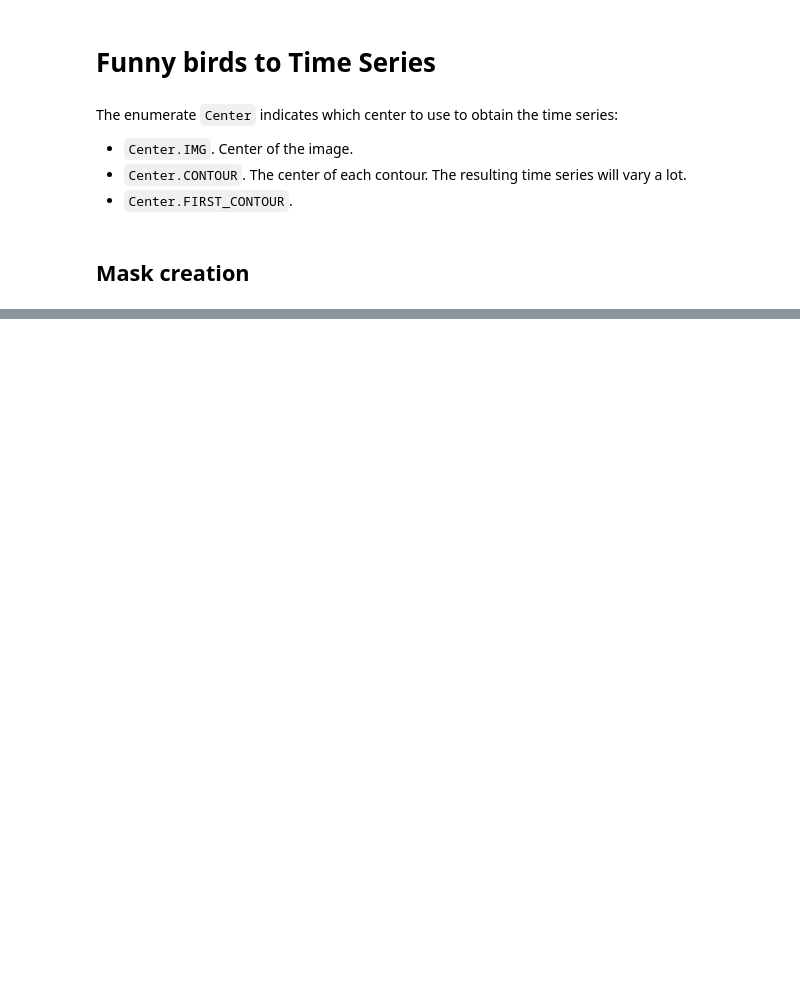
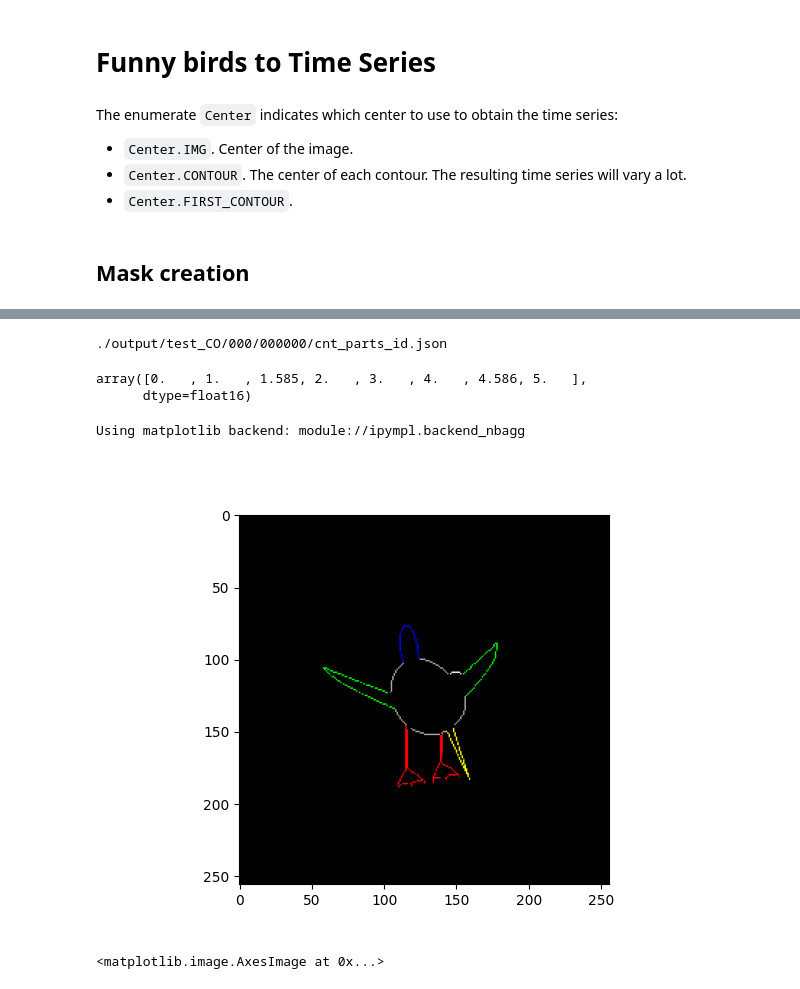
Before and after one commit to miquelmn/fb2ts, a Jupyter notebook: fb2ts.ipynb, the cells around one changed output, grey strips where cells are left out. Cells and saved outputs as stored; diff of their text form; code cells hidden in the pictures; blank space fills up the shorter version.

```diff
--- a/fb2ts.ipynb
+++ b/fb2ts.ipynb
@@ -28,7 +30,7 @@ class Center(enum.Enum):
 
         return claus[self.value]
 # %%
-TEST = True
+TEST = False
 
 BODY_COLOR_PARTS = 170
 BACKGROUND_COLOR_PARTS = 255
@@ -130,6 +132,15 @@ for p in images_paths:
 cls_dict = {}
 for i, classe in enumerate(classes):
     cls_dict[classe] = i
+# %%
+def obtain_parts_id(path: str, cnt):
+    new_parts = np.array(Image.open(path))
+    new_parts[new_parts == 0] = 32
+
+    res = np.log2(new_parts)
+    res[(res % 1) != 0] = -1
+
+    return res[cnt[:, 0, 1], cnt[:, 0, 0]].tolist()
 # %%
 if TEST:
     folder_name = "test"
@@ -171,16 +182,25 @@ for i, img_path in enumerate(tqdm(images_paths)):
         print(f"Image {str(i).zfill(5)} multiple cnts")
         continue
 
+
     if CENTER is Center.IMG:
         center = center_img
     elif CENTER is Center.CONTOUR:  # Center of the first contour
         center = center_cnt
 
+    if inter_map_paths is not None and TEST:
+        path_new_parts = os.path.join(*[".", "new_parts"] + img_path.split("/")[-2:])
+        if os.path.isfile(path_new_parts):
+            cnt_parts_id = obtain_parts_id(path_new_parts, cnt)
+            with open(f"./{out_path}/time_series_parts.json", "w") as final:
+                json.dump(cnt_parts_id, final)
+
     with open(f"./{out_path}/time_series.json", "w") as final:
         json.dump(time_series, final)
 
+
     # Saving interventions
-    if inter_map_paths is not None:
+    if inter_map_paths is not None and TEST:
         for interv_paths in tqdm(
                 sorted(glob.glob(f"./{inter_map_paths}/{bird_class}/{img_name}/*.png")),
                 leave=False):
@@ -195,7 +215,8 @@ for i, img_path in enumerate(tqdm(images_paths)):
             )
             logical_mask = mask * logical_mask
 
-            time_series, _, _ = get_time_series(logical_mask.astype(np.uint8), center)
+            time_series, _, _, cnt = get_time_series(logical_mask.astype(np.uint8), center, return_points=True)
+
 
             with open(f"./{out_path}/{name_intervent}.json", "w") as final:
                 json.dump(time_series, final)
@@ -203,0 +235,23 @@ for i, img_path in enumerate(tqdm(images_paths)):
+# %%
+with open(f"./{out_path}/cnt_parts_id.json", "w") as final:
+    json.dump(cnt_parts_id, final)
+# %% [output]
+./output/test_CO/000/000000/cnt_parts_id.json
+# %%
+np.unique(res)
+# %% [output]
+array([0.   , 1.   , 1.585, 2.   , 3.   , 4.   , 4.586, 5.   ],
+      dtype=float16)
+# %%
+%matplotlib
+
+res = cv2.drawContours(np.zeros(img_parts.shape[:-1]), [cnt], -1, 1, 1)
+res = np.repeat(res.reshape((256, 256, 1)), 3, axis=-1) * img_parts
+plt.imshow(res.astype(int));
+# %% [output]
+Using matplotlib backend: module://ipympl.backend_nbagg
+[figure, added]
+# %%
+plt.imshow(img_parts)
+# %% [output]
+<matplotlib.image.AxesImage at 0x...>
```
Also changed, not shown: parts of 3 cells of this notebook, 7 other files.
